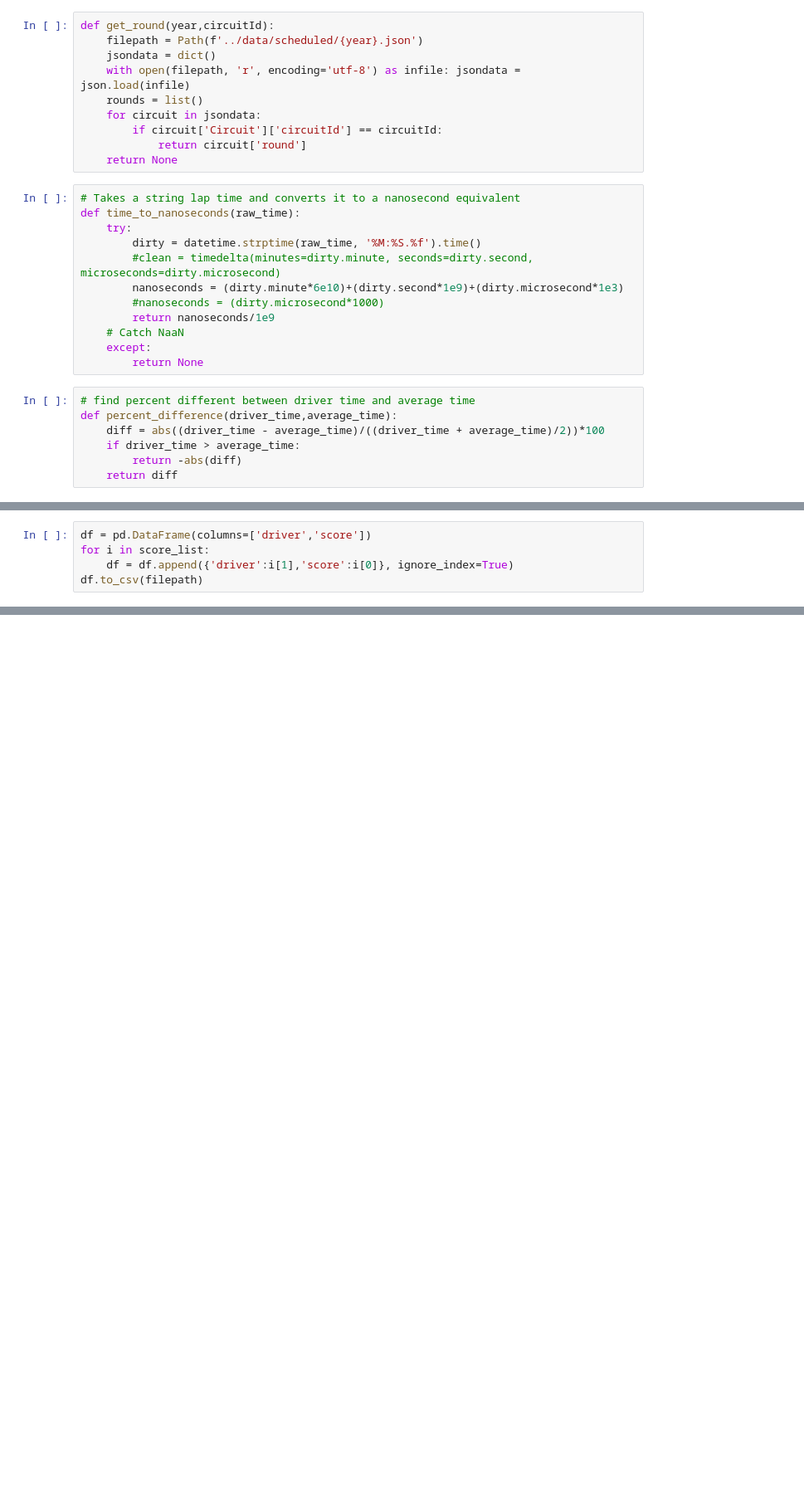
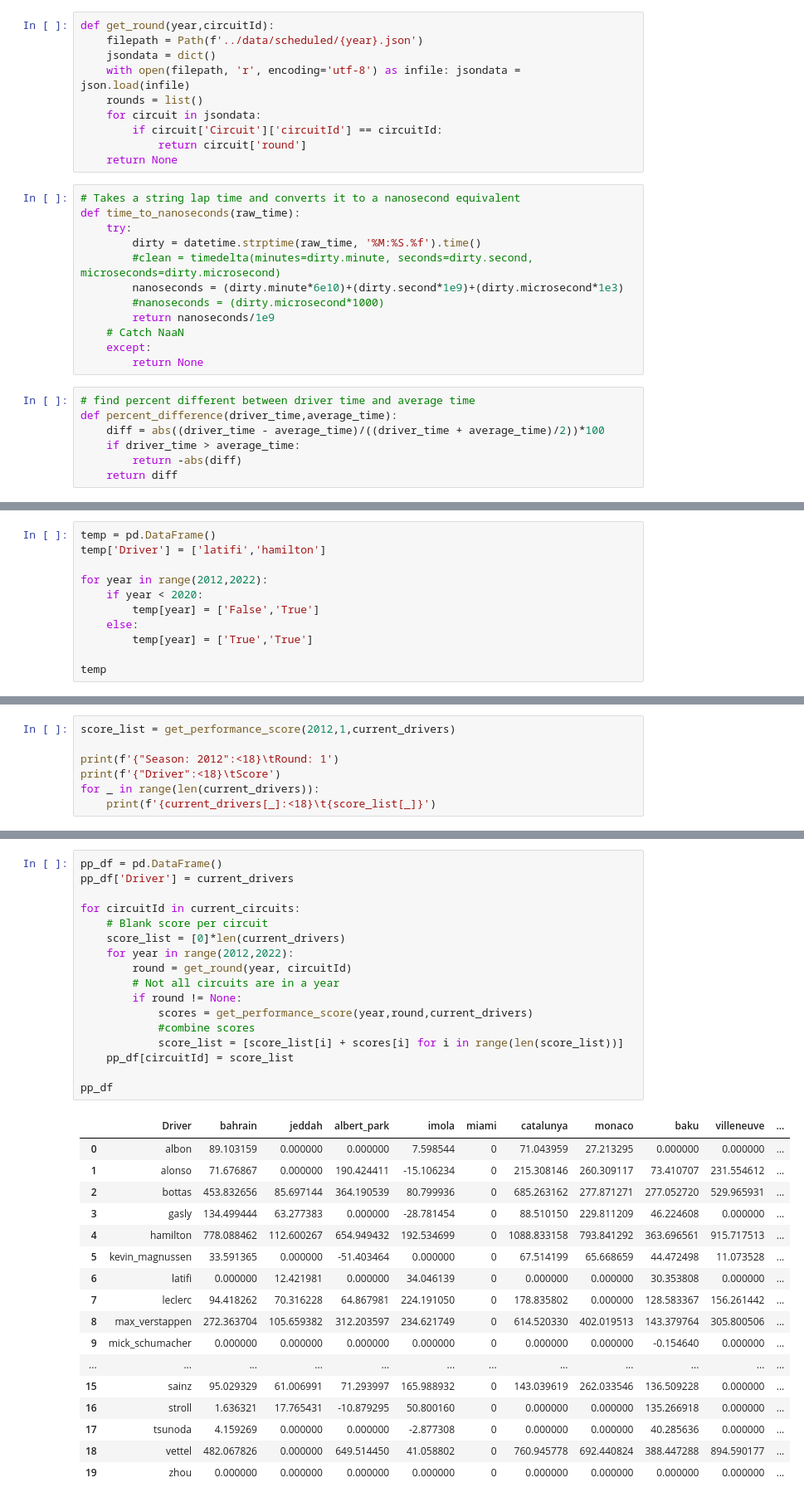
Before and after one commit to msebersbergerjr/F1_DataScience, a Jupyter notebook: notebooks/ps.ipynb, the cells around one changed output, grey strips where cells are left out. Shown at 83% size. Drawn from its saved outputs; the diff is of its cells as text; blank space fills up the shorter version.

```diff
--- a/notebooks/ps.ipynb
+++ b/notebooks/ps.ipynb
@@ -168,5 +143,0 @@ score_list = sorted(score_list,key=lambda x: x[0], reverse=True)
-# %%
-df = pd.DataFrame(columns=['driver','score'])
-for i in score_list:
-    df = df.append({'driver':i[1],'score':i[0]}, ignore_index=True)
-df.to_csv(filepath)
@@ -172,0 +146,11 @@ df.to_csv(filepath)
+# %%
+temp = pd.DataFrame()
+temp['Driver'] = ['latifi','hamilton']
+
+for year in range(2012,2022):
+    if year < 2020:
+        temp[year] = ['False','True']
+    else:
+        temp[year] = ['True','True']
+
+temp
@@ -172,0 +161,7 @@ df.to_csv(filepath)
+# %%
+score_list = get_performance_score(2012,1,current_drivers)
+
+print(f'{"Season: 2012":<18}\tRound: 1')
+print(f'{"Driver":<18}\tScore')
+for _ in range(len(current_drivers)):
+    print(f'{current_drivers[_]:<18}\t{score_list[_]}')
@@ -172,0 +188,35 @@ df.to_csv(filepath)
+# %%
+pp_df = pd.DataFrame()
+pp_df['Driver'] = current_drivers
+
+for circuitId in current_circuits:
+    # Blank score per circuit
+    score_list = [0]*len(current_drivers)
+    for year in range(2012,2022):
+        round = get_round(year, circuitId)
+        # Not all circuits are in a year
+        if round != None:
+            scores = get_performance_score(year,round,current_drivers)
+            #combine scores
+            score_list = [score_list[i] + scores[i] for i in range(len(score_list))]
+    pp_df[circuitId] = score_list
+
+pp_df
+# %% [output]
+|  | Driver | bahrain | jeddah | albert_park | imola | miami | catalunya | monaco | baku | villeneuve | ... |
+| 0 | albon | 89.103159 | 0.000000 | 0.000000 | 7.598544 | 0 | 71.043959 | 27.213295 | 0.000000 | 0.000000 | ... |
+| 1 | alonso | 71.676867 | 0.000000 | 190.424411 | -15.106234 | 0 | 215.308146 | 260.309117 | 73.410707 | 231.554612 | ... |
+| 2 | bottas | 453.832656 | 85.697144 | 364.190539 | 80.799936 | 0 | 685.263162 | 277.871271 | 277.052720 | 529.965931 | ... |
+| 3 | gasly | 134.499444 | 63.277383 | 0.000000 | -28.781454 | 0 | 88.510150 | 229.811209 | 46.224608 | 0.000000 | ... |
+| 4 | hamilton | 778.088462 | 112.600267 | 654.949432 | 192.534699 | 0 | 1088.833158 | 793.841292 | 363.696561 | 915.717513 | ... |
+| 5 | kevin_magnussen | 33.591365 | 0.000000 | -51.403464 | 0.000000 | 0 | 67.514199 | 65.668659 | 44.472498 | 11.073528 | ... |
+| 6 | latifi | 0.000000 | 12.421981 | 0.000000 | 34.046139 | 0 | 0.000000 | 0.000000 | 30.353808 | 0.000000 | ... |
+| 7 | leclerc | 94.418262 | 70.316228 | 64.867981 | 224.191050 | 0 | 178.835802 | 0.000000 | 128.583367 | 156.261442 | ... |
+| 8 | max_verstappen | 272.363704 | 105.659382 | 312.203597 | 234.621749 | 0 | 614.520330 | 402.019513 | 143.379764 | 305.800506 | ... |
+| 9 | mick_schumacher | 0.000000 | 0.000000 | 0.000000 | 0.000000 | 0 | 0.000000 | 0.000000 | -0.154640 | 0.000000 | ... |
+| ... | ... | ... | ... | ... | ... | ... | ... | ... | ... | ... | ... |
+| 15 | sainz | 95.029329 | 61.006991 | 71.293997 | 165.988932 | 0 | 143.039619 | 262.033546 | 136.509228 | 0.000000 | ... |
+| 16 | stroll | 1.636321 | 17.765431 | -10.879295 | 50.800160 | 0 | 0.000000 | 0.000000 | 135.266918 | 0.000000 | ... |
+| 17 | tsunoda | 4.159269 | 0.000000 | 0.000000 | -2.877308 | 0 | 0.000000 | 0.000000 | 40.285636 | 0.000000 | ... |
+| 18 | vettel | 482.067826 | 0.000000 | 649.514450 | 41.058802 | 0 | 760.945778 | 692.440824 | 388.447288 | 894.590177 | ... |
+| 19 | zhou | 0.000000 | 0.000000 | 0.000000 | 0.000000 | 0 | 0.000000 | 0.000000 | 0.000000 | 0.000000 | ... |
```
Also changed, not shown: parts of 20 cells of this notebook, 10 other files.
